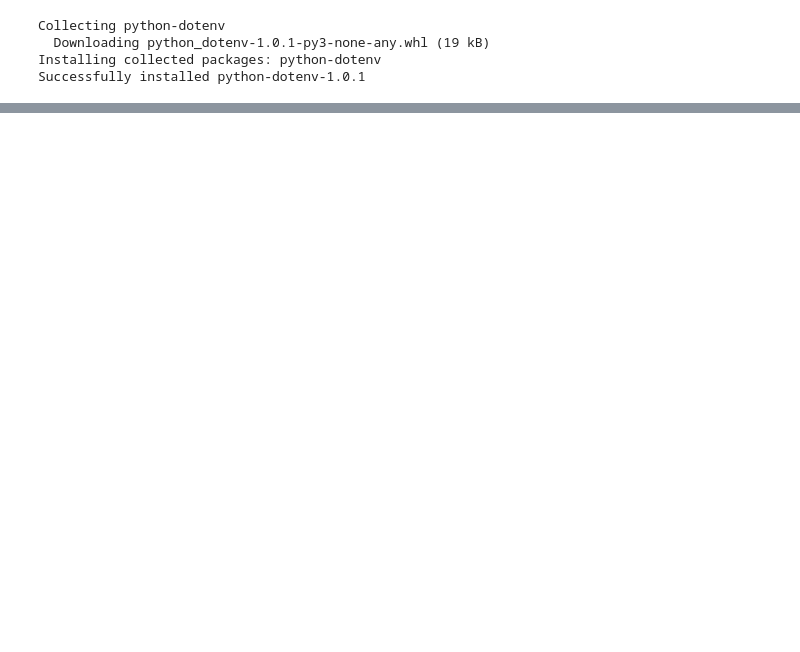
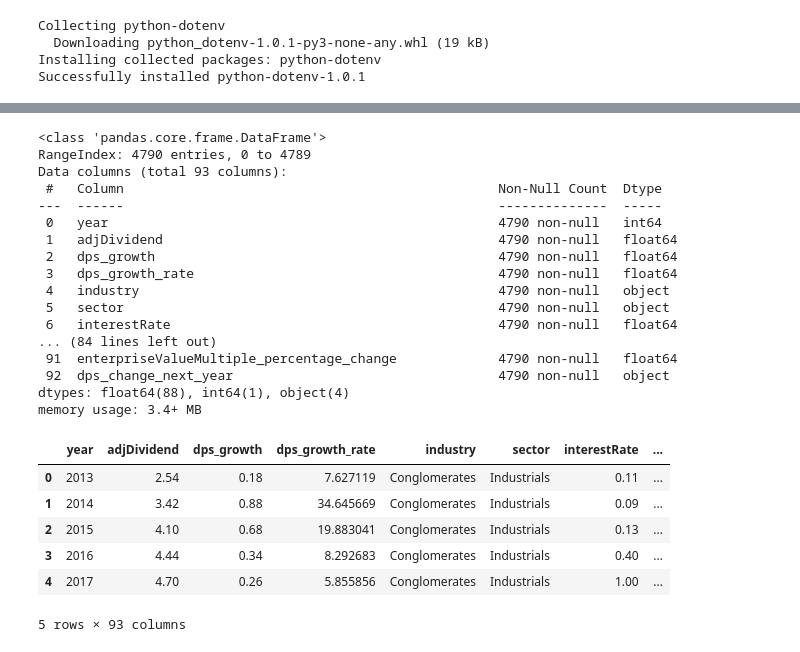
Before and after one commit to Muzammil-Elahi/Dividend-Policy-Predictor, a Jupyter notebook: Dividend_Policy_Predictor.ipynb, the cells around one changed output, grey strips where cells are left out. Drawn from its saved outputs; the diff is of its cells as text; code cells hidden in the pictures; blank space fills up the shorter version.

```diff
--- a/Dividend_Policy_Predictor.ipynb
+++ b/Dividend_Policy_Predictor.ipynb
@@ -83,0 +115,30 @@ print(stock_df)
+# %%
+# Multivariate Analysis
+#target = dataset["dps_change_next_year"]
+df.drop("dps_change_next_year", axis="columns", inplace=True)
+# Correlation matrix
+correlation_matrix = df.corr()
+
+def rank_columns_by_correlation(df, threshold=0.9):
+    # Calculating correlation matrix
+    corr_matrix = df.corr()
+    # Initializing a list to hold the tuples (col1, col2, correlation)
+    correlations = []
+    # Iterating over the correlation matrix
+    for i in range(len(corr_matrix.columns)):
+        for j in range(i + 1, len(corr_matrix.columns)):  # avoiding duplicate and self-correlation
+            # Including only correlations above the specified threshold
+            if abs(corr_matrix.iloc[i, j]) > threshold:
+                correlations.append((corr_matrix.columns[i], corr_matrix.columns[j], corr_matrix.iloc[i, j]))
+
+    # Sorting the list by absolute correlation in descending order
+    sorted_correlations = sorted(correlations, key=lambda x: abs(x[2]), reverse=True)
+    correlation_df = pd.DataFrame(sorted_correlations, columns=['Column1', 'Column2', 'Correlation'])
+    return correlation_df
+
+top_correlations = rank_columns_by_correlation(df, 0.98)
+
+# Remove highly correlated columns
+columns_to_remove = top_correlations["Column2"].unique()
+dataset.drop(columns_to_remove, axis="columns", inplace=True)
+print(columns_to_remove)
@@ -83,0 +161,31 @@ print(stock_df)
+# %%
+# Data Preprocessing
+# Missing value
+dataset.info(verbose=True)
+dataset.dropna(inplace=True)
+dataset.head()
+# %% [output]
+<class 'pandas.core.frame.DataFrame'>
+RangeIndex: 4790 entries, 0 to 4789
+Data columns (total 93 columns):
+ #   Column                                                Non-Null Count  Dtype
+---  ------                                                --------------  -----
+ 0   year                                                  4790 non-null   int64
+ 1   adjDividend                                           4790 non-null   float64
+ 2   dps_growth                                            4790 non-null   float64
+ 3   dps_growth_rate                                       4790 non-null   float64
+ 4   industry                                              4790 non-null   object
+ 5   sector                                                4790 non-null   object
+ 6   interestRate                                          4790 non-null   float64
+... (84 lines left out)
+ 91  enterpriseValueMultiple_percentage_change             4790 non-null   float64
+ 92  dps_change_next_year                                  4790 non-null   object
+dtypes: float64(88), int64(1), object(4)
+memory usage: 3.4+ MB
+|  | year | adjDividend | dps_growth | dps_growth_rate | industry | sector | interestRate | ... |
+| 0 | 2013 | 2.54 | 0.18 | 7.627119 | Conglomerates | Industrials | 0.11 | ... |
+| 1 | 2014 | 3.42 | 0.88 | 34.645669 | Conglomerates | Industrials | 0.09 | ... |
+| 2 | 2015 | 4.10 | 0.68 | 19.883041 | Conglomerates | Industrials | 0.13 | ... |
+| 3 | 2016 | 4.44 | 0.34 | 8.292683 | Conglomerates | Industrials | 0.40 | ... |
+| 4 | 2017 | 4.70 | 0.26 | 5.855856 | Conglomerates | Industrials | 1.00 | ... |
+5 rows × 93 columns
```
Also changed, not shown: parts of 30 cells of this notebook, 1 other file.
